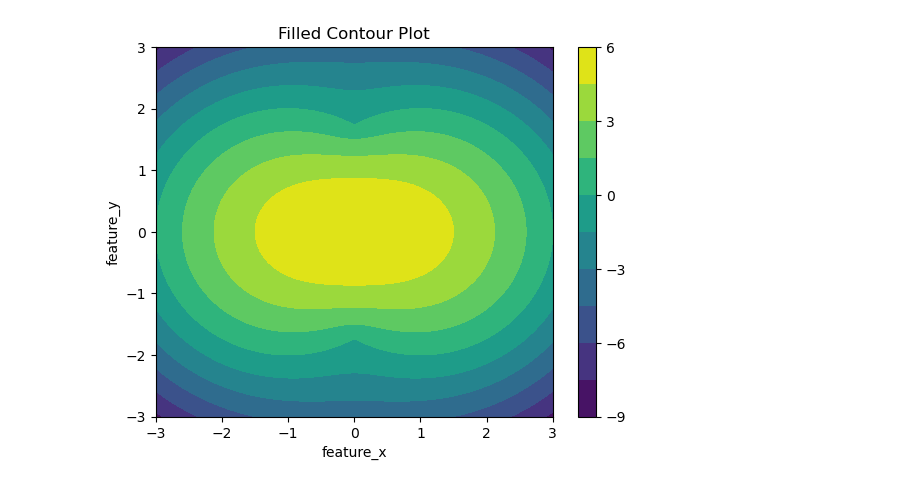
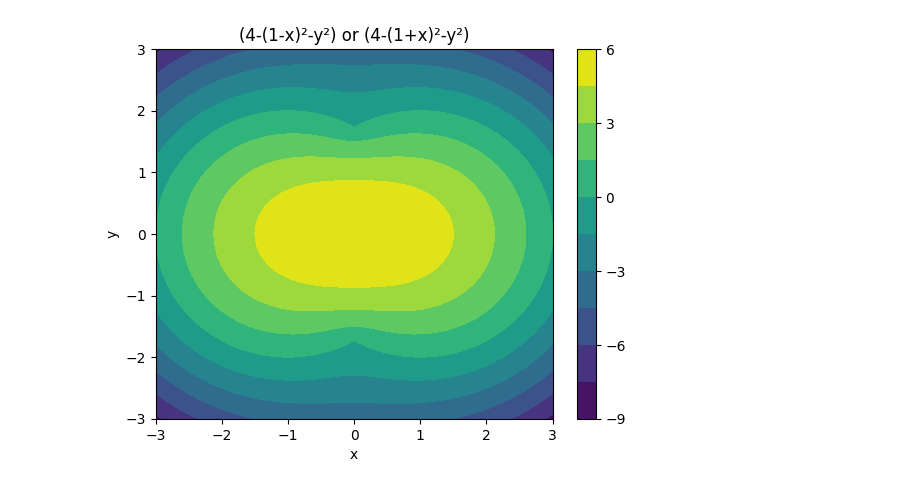
Before and after one commit to RomanKotov/dissertation-test, a Jupyter notebook: IsosurfaceTest.ipynb, the cells around one changed output. Saved outputs shown, nothing was run; the diff lists cells and outputs as text; code cells hidden in the pictures.

```diff
--- a/IsosurfaceTest.ipynb
+++ b/IsosurfaceTest.ipynb
@@ -20,34 +20,34 @@ fig, ax = plt.subplots(1, 1)
 def f1(x,y):
    return 4-(1-x)**2-y**2
 def f5(x,y):
    return 4-x**2-y**2
 
 def f2(x,y):
    return 4-(1+x)**2-y**2
 
 def f3(x,y):
    return y
 
 def f4(x,y):
    return x
 
 def Res(x,y):
    v1 = f1(x,y)
    v2 = f2(x,y)
    v3 = f3(x,y)
    v4 = f4(x,y)
    v5 = f5(x,y)
    #return MyAnd(v4,MyAnd(v3,v5))
    #return v5
    return MyOr(v1,v2)
 
 
 cs = ax.contourf(X, Y, Res(X,Y), levels=10)
 cb=plt.colorbar(cs)
-ax.set_title('Filled Contour Plot')
-ax.set_xlabel('feature_x')
-ax.set_ylabel('feature_y')
+ax.set_title('(4-(1-x)²-y²) or (4-(1+x)²-y²)')
+ax.set_xlabel('x')
+ax.set_ylabel('y')
 
 plt.show()
 # %% [output]
-[figure, old version]
+[figure, new version]
```
Also changed, not shown: 5 other files.
